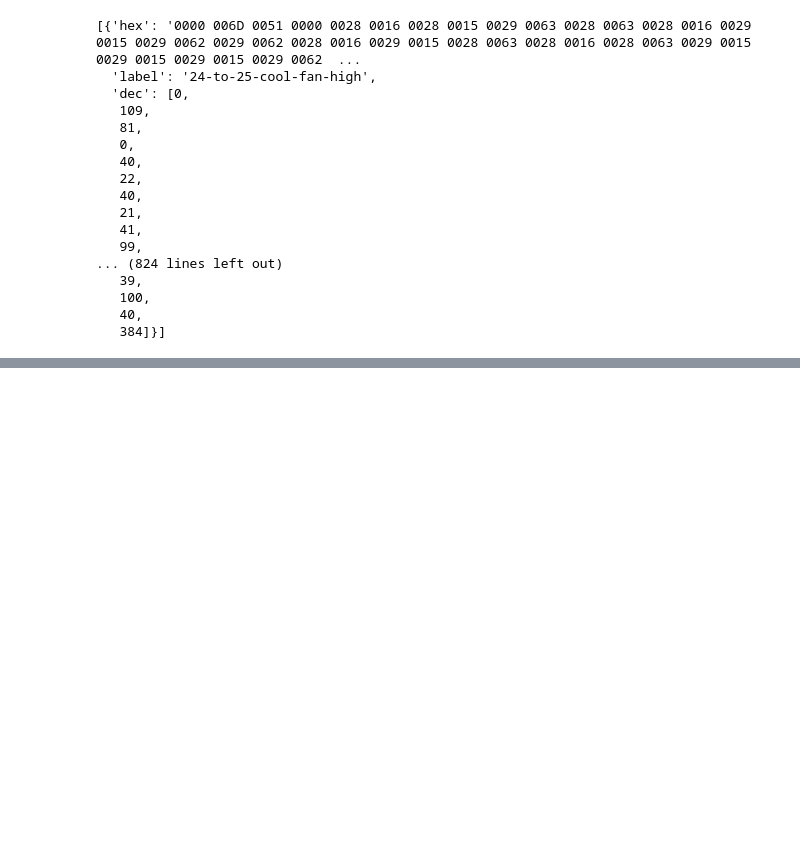
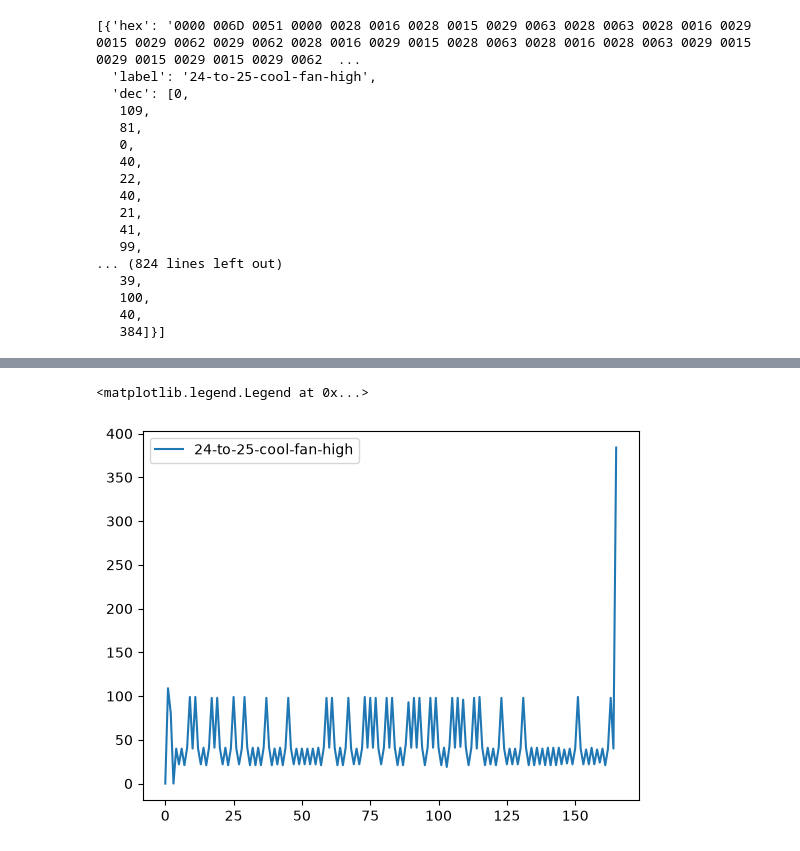
Before and after one commit to Shresht7/esphome-voltas-ac-climate-ir, a Jupyter notebook: protocol/notebook.ipynb, the cells around one changed output, grey strips where cells are left out. Drawn from its saved outputs; the diff is of its cells as text; code cells hidden in the pictures; blank space fills up the shorter version.

```diff
--- a/protocol/notebook.ipynb
+++ b/protocol/notebook.ipynb
@@ -49,0 +124,7 @@ pronto_codes[:5]
+# %%
+idx = 0
+plt.plot(pronto_codes[idx]["dec"], label=pronto_codes[idx]["label"])
+plt.legend()
+# %% [output]
+<matplotlib.legend.Legend at 0x...>
+[figure, added]
```
Also changed, not shown: parts of 12 cells of this notebook.
